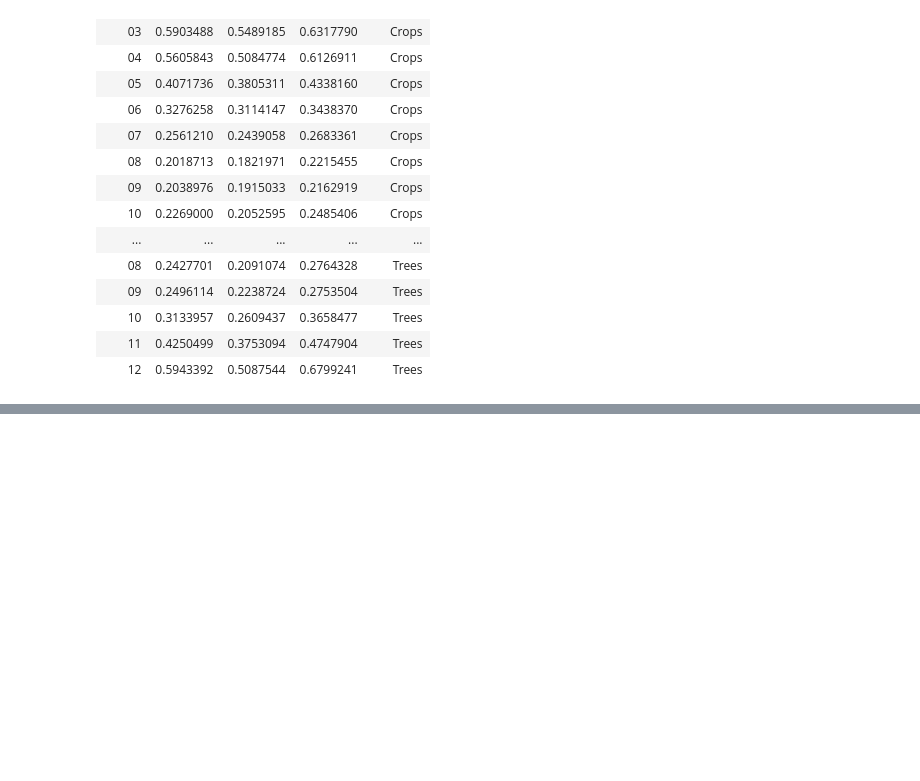
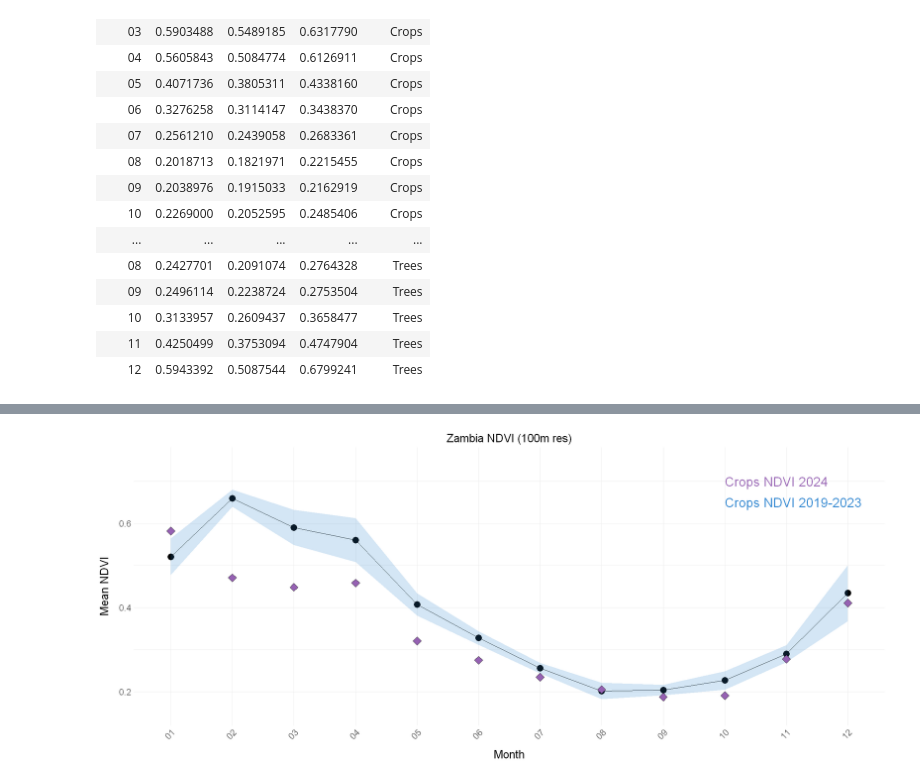
Before and after one commit to SensingClues/correlaid-environmental-time-series, a Jupyter notebook: notebooks/zambia_ndvi_timeseries_landcover.ipynb, the cells around one changed output, grey strips where cells are left out. Cells and saved outputs as stored; diff of their text form; code cells hidden in the pictures; blank space fills up the shorter version.

Commit message:
time series per crop type viz

```diff
--- a/notebooks/zambia_ndvi_timeseries_landcover.ipynb
+++ b/notebooks/zambia_ndvi_timeseries_landcover.ipynb
@@ -262,0 +259,27 @@ ylim(0, 1)
+# %%
+# Plot just one land use type, train and test
+
+# filter train and test summaries by one land use type
+
+land_use_type <- "Crops"
+
+train_land_use_summary <- all_train_ndvi_summary %>% filter(land_use == land_use_type)
+test_land_use_summary <- all_test_ndvi_summary %>% filter(land_use == land_use_type)
+
+ndvi_ts_plot <- plot_ndvi_timeseries(train_data = train_land_use_summary,
+                                        test_data = test_land_use_summary,
+                                        country_name = country_name,
+                                        resolution = resolution,
+                                        plot_width = 19,
+                                        plot_height = 8,
+                                        ylim_range = c(0.15, 0.75),
+                                        label_test = paste0(land_use_type, " NDVI 2024"),
+                                        label_train = paste0(land_use_type, " NDVI 2019-2023"),
+                                        save_path = NULL,
+                                        filename = paste0(country_name, "_",
+                                                          resolution, "m_",
+                                                          "NDVI_timeseries.png")
+                                        )
+ndvi_ts_plot
+# %% [output]
+[figure, added]
```
Also changed, not shown: parts of 6 cells of this notebook, 1 other file.
